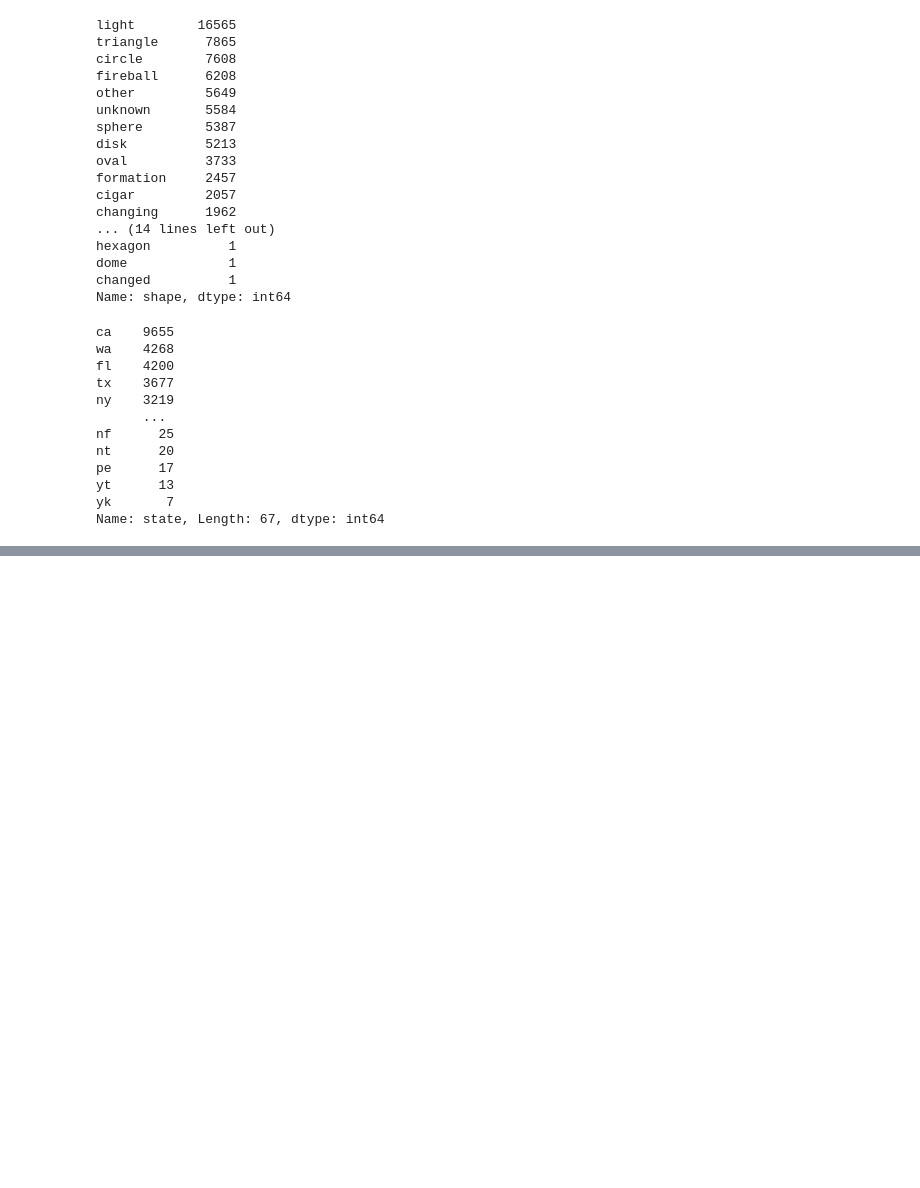
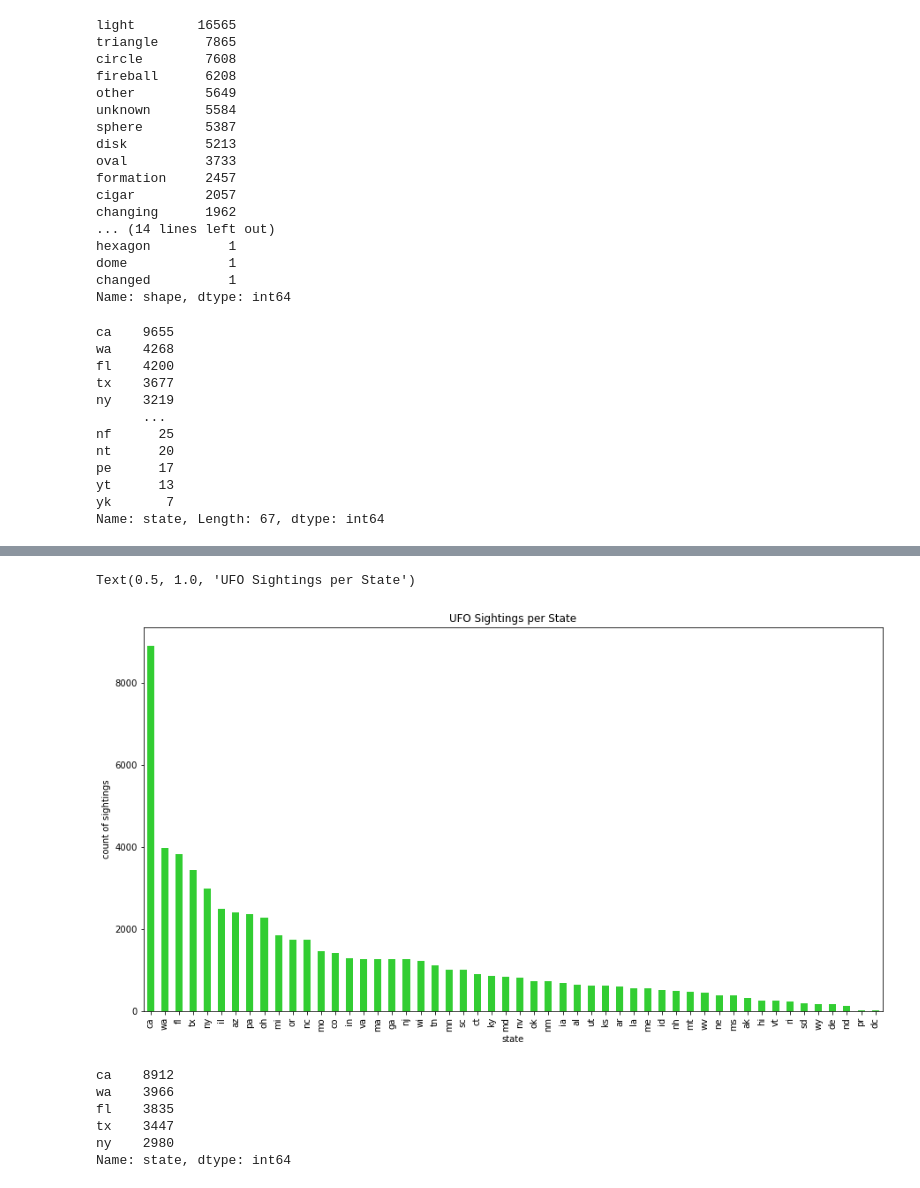
Before and after one commit to pha-drus/Project-1, a Jupyter notebook: UFO.ipynb, the cells around one changed output, grey strips where cells are left out. Cells and saved outputs as stored; diff of their text form; code cells hidden in the pictures; blank space fills up the shorter version.

```diff
--- a/UFO.ipynb
+++ b/UFO.ipynb
@@ -83,0 +101,2 @@ Name: state, Length: 67, dtype: int64
+# %%
+df_us = ufo_df[ufo_df['country'] == 'us']
@@ -83,0 +117,3 @@ Name: state, Length: 67, dtype: int64
+# %%
+state_count = df_us['state'].value_counts()
+state_count
@@ -83,0 +138,20 @@ Name: state, Length: 67, dtype: int64
+# %%
+plt.figure(figsize=(15,8))
+plot_pandas = state_count.plot.bar(color='limegreen')
+
+plt.xlabel("state")
+plt.ylabel("count of sightings")
+plt.title("UFO Sightings per State")
+# %% [output]
+Text(0.5, 1.0, 'UFO Sightings per State')
+[figure, added]
+# %%
+state_count_top5 = df_us['state'].value_counts().head(5)
+state_count_top5
+# %% [output]
+ca    8912
+wa    3966
+fl    3835
+tx    3447
+ny    2980
+Name: state, dtype: int64
```
Also changed, not shown: parts of 8 cells of this notebook, 5 other files.
